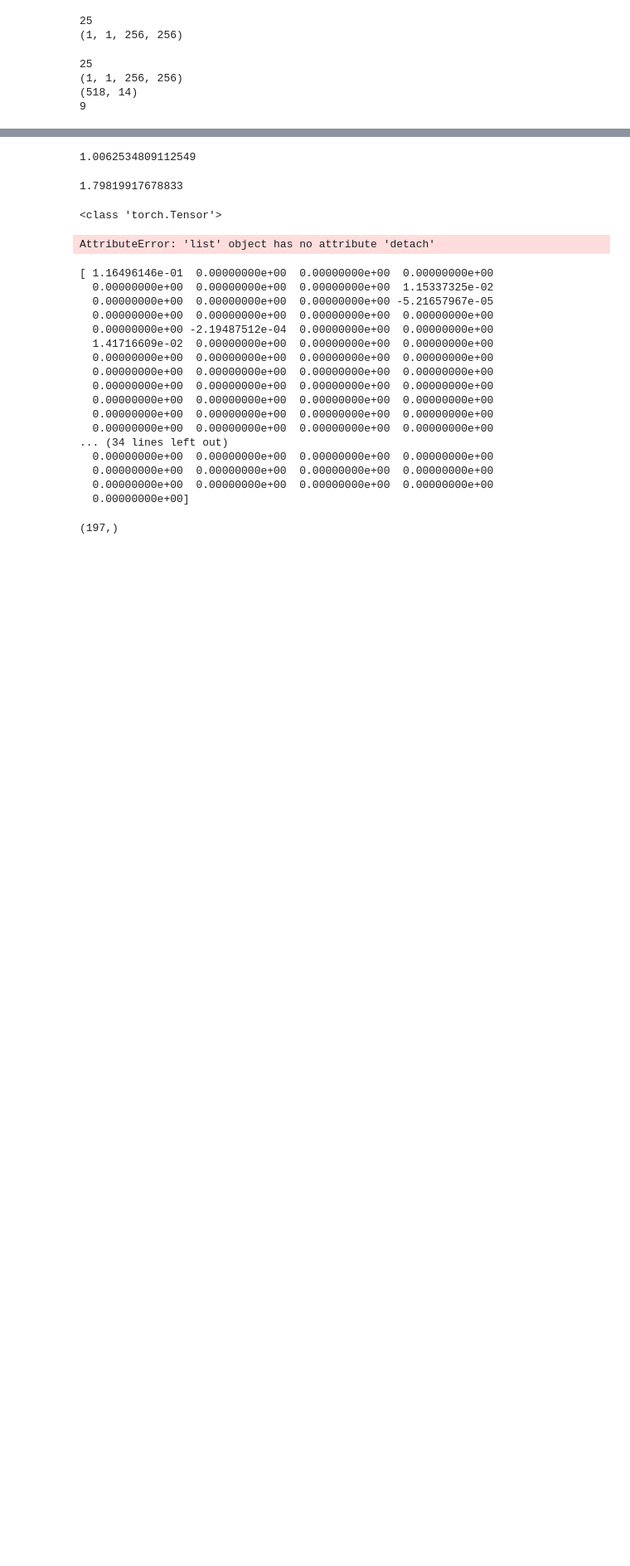
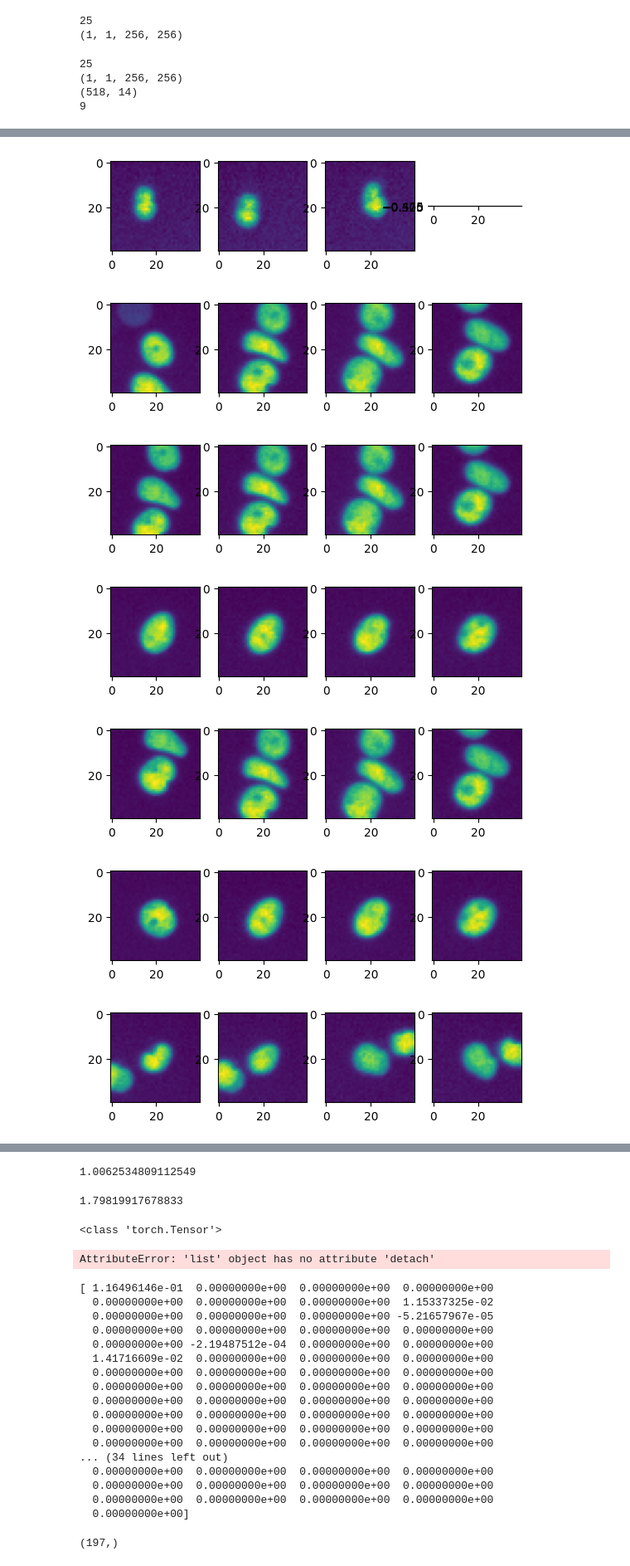
Before and after one commit to rzuberi/lightseg, a Jupyter notebook: testing_cellmatch2.ipynb, the cells around one changed output, grey strips where cells are left out. Shown at 83% size. Drawn from its saved outputs; the diff is of its cells as text; code cells hidden in the pictures; blank space fills up the shorter version.

```diff
--- a/testing_cellmatch2.ipynb
+++ b/testing_cellmatch2.ipynb
@@ -186,0 +154,19 @@ for i in range(1,np.max(instance_masks[0]+1)):
+# %%
+#0
+encFeats_cp_flat_0, instance_mask_0 = get_encFeats_flat_from_pred(model,instance_masks[0],encFeats_cps[0]) #cp enc
+encFeats_mask_flat_0, instance_mask_0 = get_encFeats_flat_from_pred(model,instance_masks[0],encFeats_masks[0]) #mask enc
+
+instance_encFeats_cp_0, cell_centers_0 = get_instance_encFeats_from_encFeats(encFeats_cp_flat_0,instance_masks[0],type='cp')
+instance_encFeats_mask_0, cell_centers_0 = get_instance_encFeats_from_encFeats(encFeats_mask_flat_0,instance_masks[0],type='mask')
+
+#1
+encFeats_cp_flat_1, instance_mask_1 = get_encFeats_flat_from_pred(model,instance_masks[1],encFeats_cps[1]) #cp enc
+encFeats_mask_flat_1, instance_mask_1 = get_encFeats_flat_from_pred(model,instance_masks[1],encFeats_masks[1]) #mask enc
+
+instance_encFeats_cp_1, cell_centers_1 = get_instance_encFeats_from_encFeats(encFeats_cp_flat_1,instance_masks[1],type='cp')
+instance_encFeats_mask_1, cell_centers_1 = get_instance_encFeats_from_encFeats(encFeats_mask_flat_1,instance_masks[1],type='mask')
+
+#get_matching_cells_averaged_cp_mask(initial_cell_enc_cp, initial_cell_enc_mask, all_cells_enc_cp, all_cells_enc_mask, cell_distances,radius=1000)
+
+distance_between_cells_from_first = get_distance_between_cells(cell_centers_0[0],cell_centers_1)
+cos_sim_cp, cos_sim_mask = get_matching_cells_averaged_cp_mask(instance_encFeats_cp_0[0], instance_encFeats_cp_1[0], instance_encFeats_cp_1, instance_encFeats_mask_1, distance_between_cells_from_first, radius=60)
@@ -186,0 +277,38 @@ for i in range(1,np.max(instance_masks[0]+1)):
+# %%
+indexes = [i for i in range(5,30)]
+
+x1 = [cc[0] for cc in cell_centers_0]
+y1 = [cc[1] for cc in cell_centers_0]
+x2 = [cc[0] for cc in cell_centers_1]
+y2 = [cc[1] for cc in cell_centers_1]
+x3 = [cc[0] for cc in cell_centers_2]
+y3 = [cc[1] for cc in cell_centers_2]
+x4 = [cc[0] for cc in cell_centers_3]
+y4 = [cc[1] for cc in cell_centers_3]
+
+for i in indexes:
+    crop_val = 20
+    plt.subplot(1,4,1)
+    plt.imshow(images_1059[0][y1[i]-crop_val:y1[i]+crop_val,x1[i]-crop_val:x1[i]+crop_val])
+
+    plt.subplot(1,4,2)
+    index = matches_first_img[i]
+    plt.imshow(images_1059[1][y2[index]-crop_val:y2[index]+crop_val,x2[index]-crop_val:x2[index]+crop_val])
+
+    plt.subplot(1,4,3)
+    index = matches_second_img[index]
+    plt.imshow(images_1059[2][y3[index]-crop_val:y3[index]+crop_val,x3[index]-crop_val:x3[index]+crop_val])
+
+    plt.subplot(1,4,4)
+    index = matches_third_img[index]
+    plt.imshow(images_1059[3][y4[index]-crop_val:y4[index]+crop_val,x4[index]-crop_val:x4[index]+crop_val])
+
+    plt.show()
+# %% [output]
+[figure, added]
+[figure, added]
+[figure, added]
+[figure, added]
+[figure, added]
+[figure, added]
+[figure, added]
```
Also changed, not shown: parts of 10 cells of this notebook, 1 other file.
